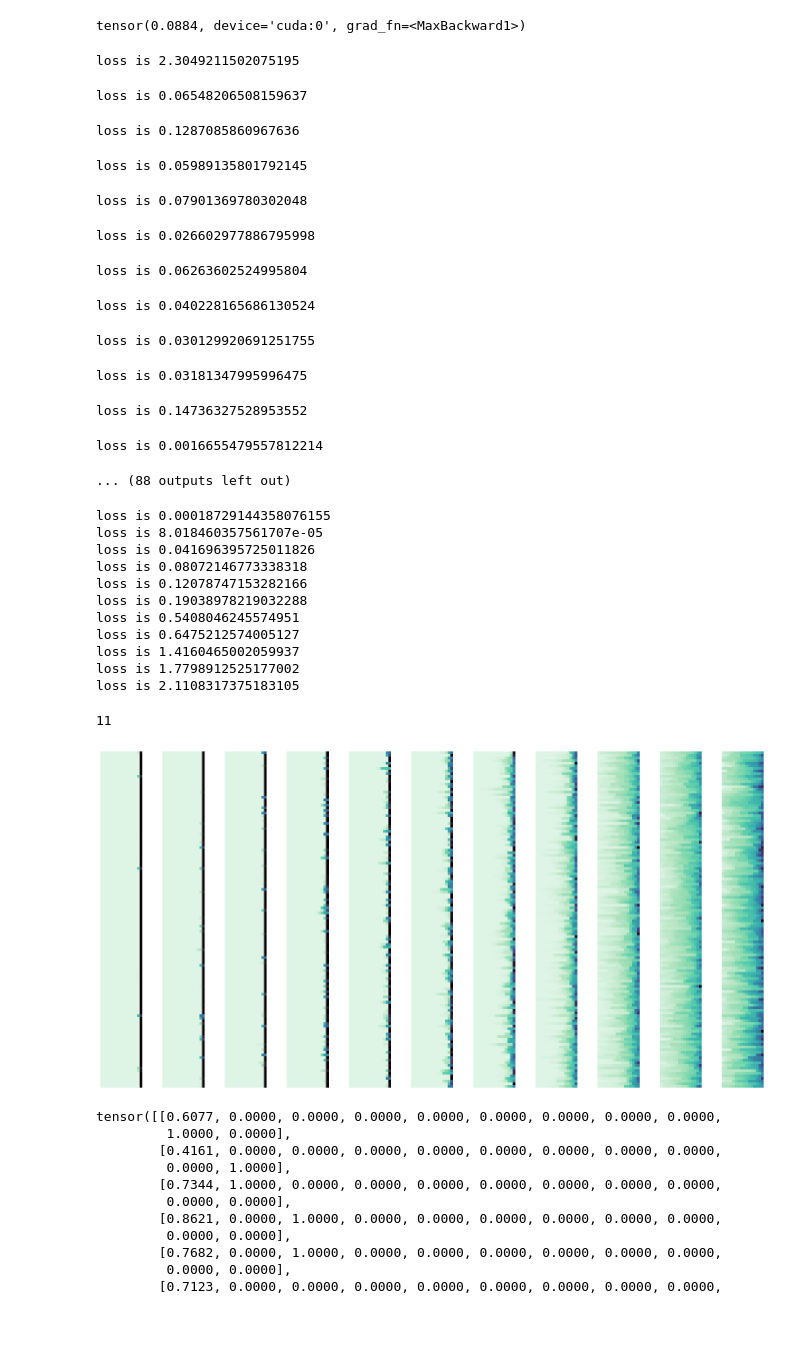
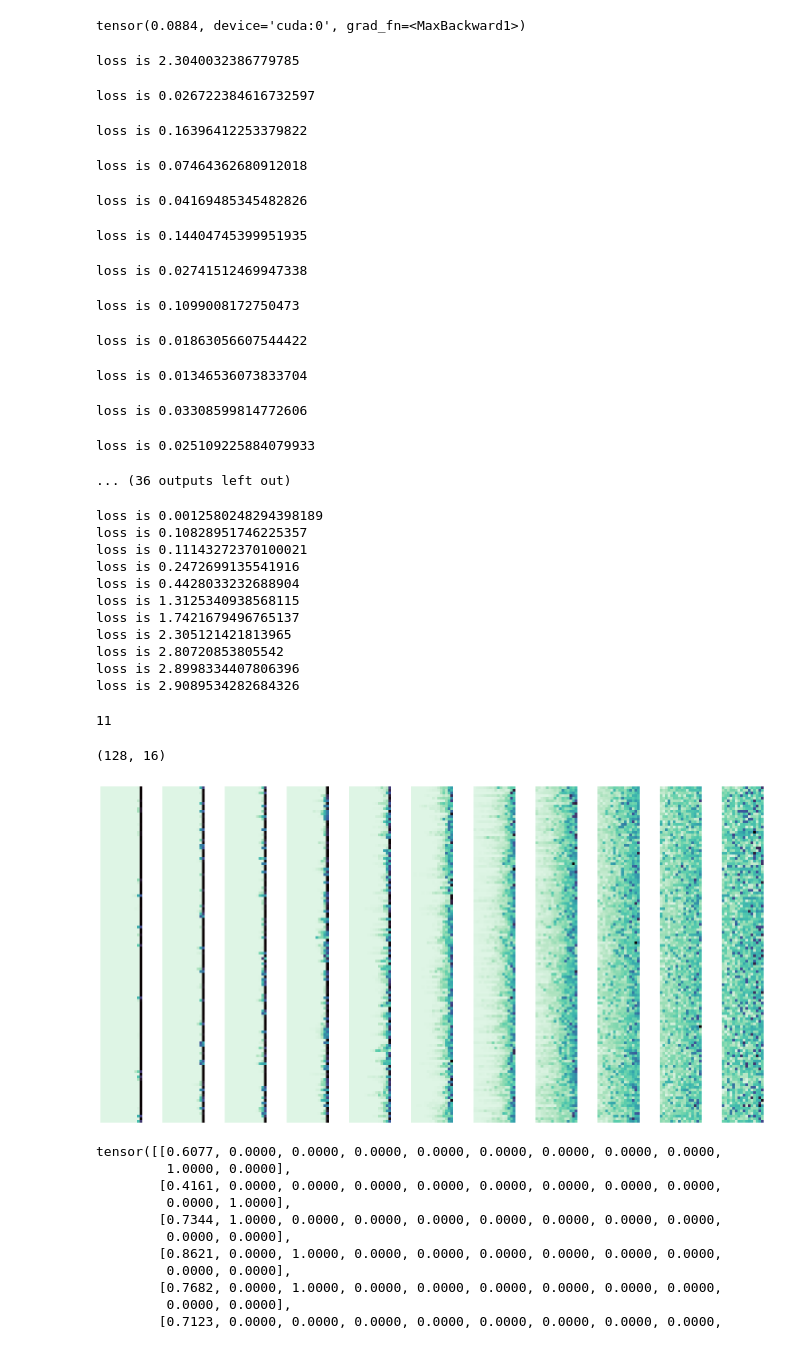
Before and after one commit to amfolity/interpretability, a Jupyter notebook: SoftmaxProject.ipynb, the cells around one changed output. Saved outputs shown, nothing was run; the diff lists cells and outputs as text; code cells hidden in the pictures.

Commit message:
Replotted the graphs to use actual 16 max rhos, rather than 16 max attn scores. Tried to pull data apart by scaling non-max by 0.8

```diff
--- a/SoftmaxProject.ipynb
+++ b/SoftmaxProject.ipynb
@@ -226,7 +243,7 @@ tensor(0.0884, device='cuda:0', grad_fn=<MaxBackward1>)
 # %%
 import random
 import tqdm
-opt = torch.optim.Adam(model.parameters(), lr=0.001, weight_decay=0.000)
+opt = torch.optim.Adam(model.parameters(), lr=0.001, weight_decay=0.0003)
 #opt = torch.optim.Adam(model.parameters(), lr=0.01)
 q = torch.rand(1, 1, input_dim, device=device, dtype=dtype).tile((batch_size, 1, 1))
 
@@ -234,6 +251,9 @@ q = torch.rand(1, 1, input_dim, device=device, dtype=dtype).tile((batch_size, 1,
 for epoch in tqdm.trange(100000):
   n = random.randint(5, 16)
   rho = torch.rand(batch_size, n, 1, device=device, dtype=dtype)
+  rhomax = torch.max(rho, dim = -2, keepdims=True)
+  rho[rho != rhomax] *= 0.8
+
   cla = torch.randint(0, num_classes, (batch_size, n), device=device)
   one_hot = torch.zeros(batch_size, n, num_classes, device=device, dtype=dtype)
   one_hot.scatter_(2, cla.unsqueeze(2), 1)
@@ -248,25 +268,30 @@ for epoch in tqdm.trange(100000):
   loss.backward()
   opt.step()
 # %% [output]
-loss is 2.3049211502075195
+loss is 2.3040032386779785
-loss is 0.06548206508159637
+loss is 0.026722384616732597
-loss is 0.1287085860967636
+loss is 0.16396412253379822
-loss is 0.05989135801792145
+loss is 0.07464362680912018
-loss is 0.07901369780302048
+loss is 0.04169485345482826
-loss is 0.026602977886795998
+loss is 0.14404745399951935
-loss is 0.06263602524995804
+loss is 0.02741512469947338
-loss is 0.040228165686130524
+loss is 0.1099008172750473
-loss is 0.030129920691251755
+loss is 0.01863056607544422
-loss is 0.03181347995996475
+loss is 0.01346536073833704
-loss is 0.14736327528953552
+loss is 0.03308599814772606
-loss is 0.0016655479557812214
+loss is 0.025109225884079933
-... (88 outputs left out)
+... (36 outputs left out)
-# %%
-model.attention_function = custom_scaled_dot_product_attention
+# %%
+weights_log = []
+max_rho_idcs = []
+model.attention_function = functools.partial(custom_scaled_dot_product_attention, logging=True, softmax=torch.softmax)
 # %%
 for pw2 in range(4, 15, 1):
   n = 1 << pw2
   rho = torch.rand(batch_size, n, 1, device=device, dtype=dtype)
+  idcs = torch.argsort(rho.squeeze(-1), dim=-1)[:, -16:]
+  max_rho_idcs.append(idcs.cpu().numpy())
+
   cla = torch.randint(0, num_classes, (batch_size, n), device=device)
   one_hot = torch.zeros(batch_size, n, num_classes, device=device, dtype=dtype)
   one_hot.scatter_(2, cla.unsqueeze(2), 1)
@@ -277,17 +302,17 @@ for pw2 in range(4, 15, 1):
   loss = F.cross_entropy(outputs, Y)
   print("loss is {}".format(loss.item()))
 # %% [output]
-loss is 0.00018729144358076155
-loss is 8.018460357561707e-05
-loss is 0.041696395725011826
-loss is 0.08072146773338318
-loss is 0.12078747153282166
-loss is 0.19038978219032288
-loss is 0.5408046245574951
-loss is 0.6475212574005127
-loss is 1.4160465002059937
-loss is 1.7798912525177002
-loss is 2.1108317375183105
+loss is 0.0012580248294398189
+loss is 0.10828951746225357
+loss is 0.11143272370100021
+loss is 0.2472699135541916
+loss is 0.4428033232688904
+loss is 1.3125340938568115
+loss is 1.7421679496765137
+loss is 2.305121421813965
+loss is 2.80720853805542
+loss is 2.8998334407806396
+loss is 2.9089534282684326
 # %%
 import seaborn as sns
 import matplotlib.pyplot as plt
@@ -295,27 +320,32 @@ import matplotlib.pyplot as plt
 len(weights_log)
 # %% [output]
 11
+# %%
+weights_log[0].squeeze().take(max_rho_idcs[0])
+# %% [output]
+(128, 16)
 # %%
 import numpy as np
 import seaborn as sns
 import matplotlib.pyplot as plt
 
 # Create a 4x4 grid of subplots
 fig, axes = plt.subplots(1, 11, figsize=(16, 8))
 
 # Plot each heatmap
 for i, ax in enumerate(axes.flat):
     data = weights_log[i].squeeze()
-    np.sort(data)
-    data = np.sort(data)[:, -16:]
+    #np.sort(data)
+    #data = np.sort(data)[:, -16:]
+    data = np.take_along_axis(data, max_rho_idcs[i], -1)
     sns.heatmap(-data, ax=ax, cbar=False, square=True, cmap='mako')
     ax.set_xticks([])
     ax.set_yticks([])
 
 plt.tight_layout()
 plt.show()
 # %% [output]
-[figure, old version]
+[figure, new version]
 # %%
 idx = 101
 print(X[idx])
```
Also changed, not shown: parts of 5 cells of this notebook.
